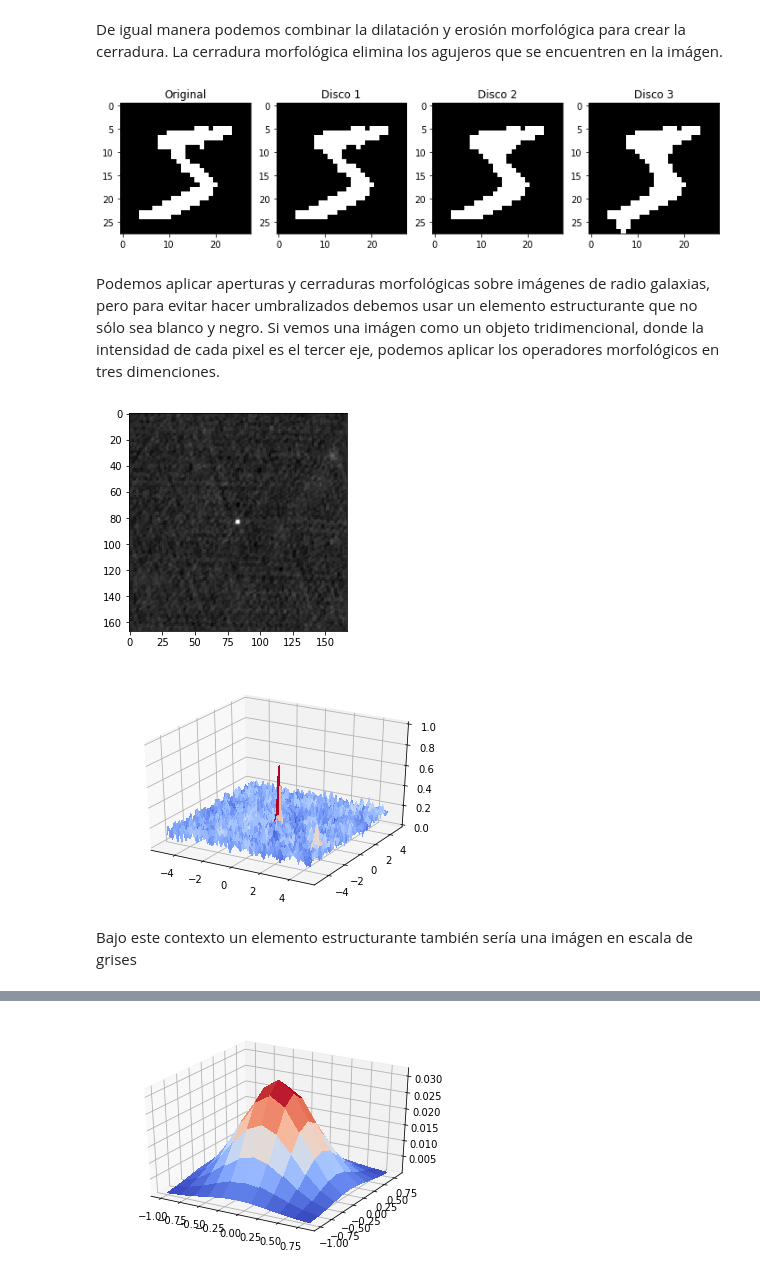
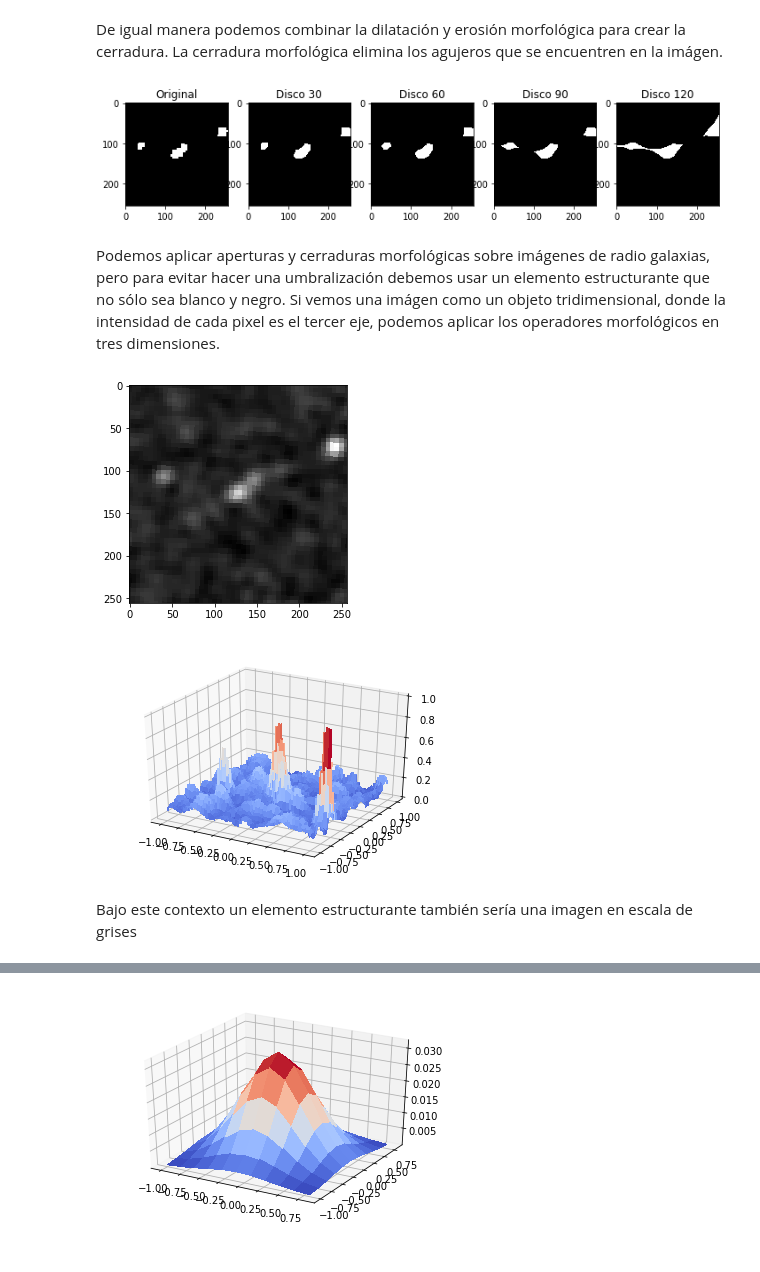
Before and after one commit to nottu/verano, a Jupyter notebook: notebook/morpho.ipynb, the cells around one changed output, grey strips where cells are left out. Cells and saved outputs as stored; diff of their text form; code cells hidden in the pictures.

```diff
--- a/notebook/morpho.ipynb
+++ b/notebook/morpho.ipynb
@@ -91,45 +96,44 @@ plt.show()
 De igual manera podemos combinar la dilatación y erosión morfológica para crear la cerradura. La cerradura morfológica elimina los agujeros que se encuentren en la imágen.
 # %%
 import skimage.morphology as morpho
-f, ax = plt.subplots(1, 4, figsize=(12,15))
-ax[0].imshow(im1, cmap='gray') #umbral fijo para el ejemplo
+f, ax = plt.subplots(1, 5, figsize=(12,15))
+ax[0].imshow(im, cmap='gray') #umbral fijo para el ejemplo
 ax[0].set_title('Original')
-for i in range(1, 4):
-    d1 = morpho.disk(i)
-    imo = morpho.closing(im1, d1)
+for i in range(1, 5):
+    d1 = morpho.disk(i * 20)
+    imo = morpho.closing(im, d1)
     ax[i].imshow(imo, cmap='gray')
-    st = 'Disco ' + str(i)
+    st = 'Disco ' + str(i * 30)
     ax[i].set_title(st)
 plt.show()
 # %% [output]
-[figure, old version]
+[figure, new version]
 # %% [markdown]
-Podemos aplicar aperturas y cerraduras morfológicas sobre imágenes de radio galaxias, pero para evitar hacer umbralizados debemos usar un elemento estructurante que no sólo sea blanco y negro. Si vemos una imágen como un objeto tridimencional, donde la intensidad de cada pixel es el tercer eje, podemos aplicar los operadores morfológicos en tres dimenciones.
+Podemos aplicar aperturas y cerraduras morfológicas sobre imágenes de radio galaxias, pero para evitar hacer una umbralización debemos usar un elemento estructurante que no sólo sea blanco y negro. Si vemos una imágen como un objeto tridimensional, donde la intensidad de cada pixel es el tercer eje, podemos aplicar los operadores morfológicos en tres dimensiones.
 # %%
 fits_dir = '../imgs/first' #directorio donde tenemos imagenes FIRST
 from astropy.io import fits
 import skimage as sk
-im = fits.open('{0}/J145615+605322.fits'.format(fits_dir))
-plt.imshow(im[0].data, cmap='gray')
+im = fits.open('nvss_1.fit')
+im = normalize_img(im[0].data)
+plt.imshow(im, cmap='gray')
 plt.show()
 # %% [output]
-[figure, old version]
+[figure, new version]
 # %%
 from mpl_toolkits.mplot3d import Axes3D
 from matplotlib import cm
-%run imgutils
-img = normalize_img(im[0].data)
-X = np.arange(-5, 5, 10/167.0)
-Y = np.arange(-5, 5, 10/167.0)
+X = np.arange(-1, 1, 2/im.shape[0])
+Y = np.arange(-1, 1, 2/im.shape[1])
 X, Y = np.meshgrid(X, Y)
 fig = plt.figure()
 ax = fig.gca(projection='3d')
-surf = ax.plot_surface(X, Y, img, cmap=cm.coolwarm, linewidth=0, antialiased=False)
+surf = ax.plot_surface(X, Y, im, cmap=cm.coolwarm, linewidth=0, antialiased=False)
 plt.show()
 # %% [output]
-[figure, old version]
+[figure, new version]
 # %% [markdown]
-Bajo este contexto un elemento estructurante también sería una imágen en escala de grises
+Bajo este contexto un elemento estructurante también sería una imagen en escala de grises
 # %%
 %%time
 from scipy.stats import multivariate_normal
```
Also changed, not shown: parts of 15 cells of this notebook, 1 other file.
